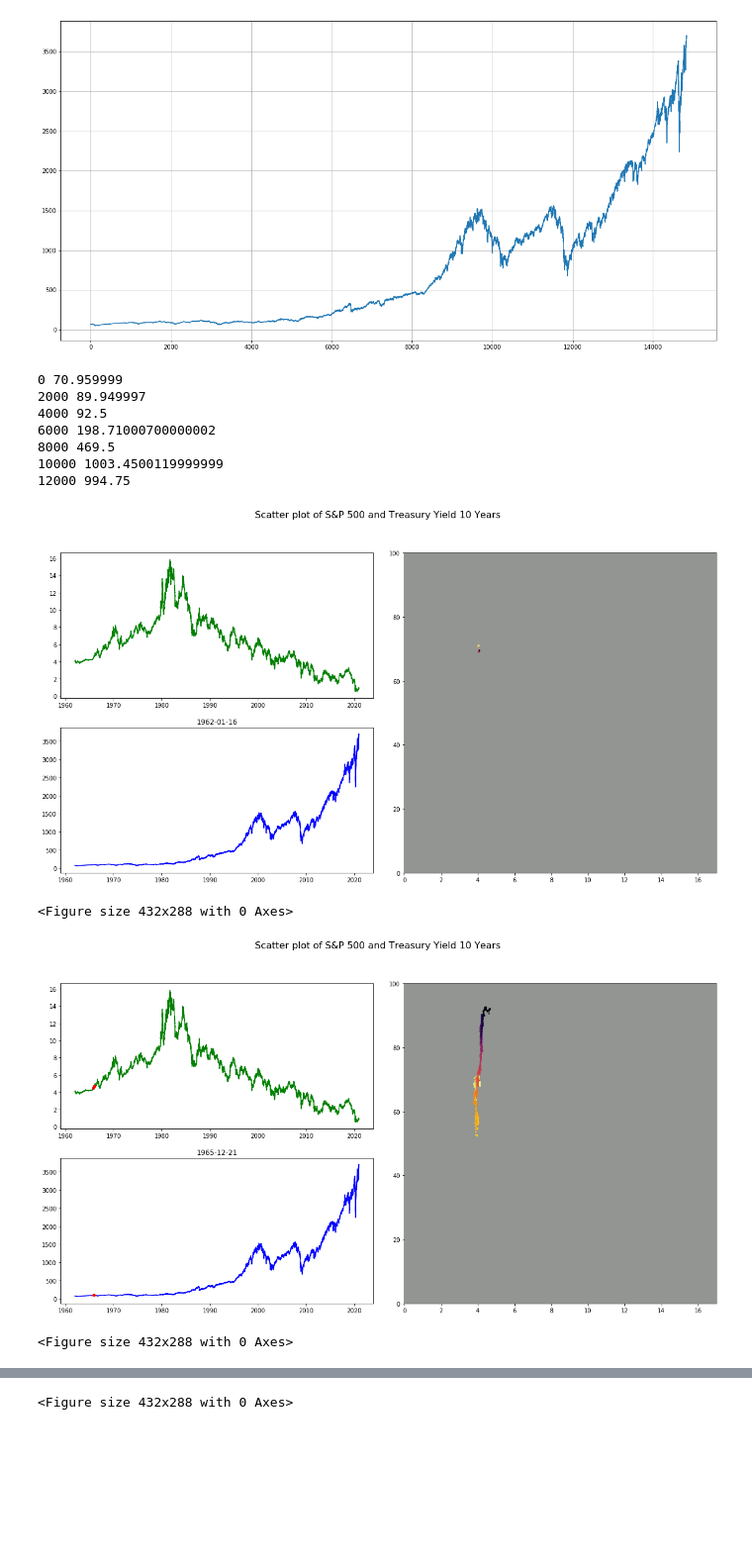
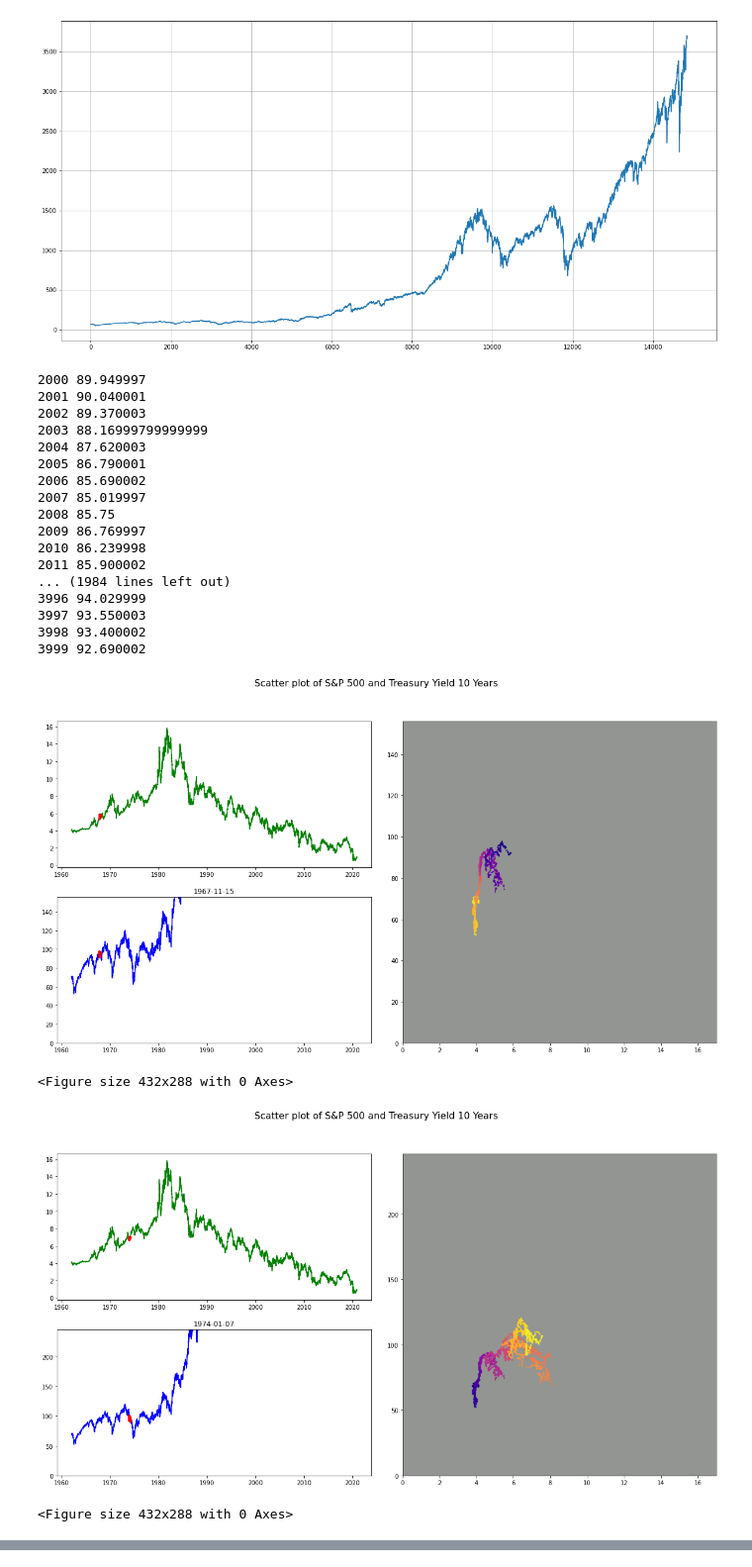
Before and after one commit to ksn38/fin, a Jupyter notebook: sptr.ipynb, the cells around one changed output, grey strips where cells are left out. Shown at 99% size. Drawn from its saved outputs; the diff is of its cells as text; code cells hidden in the pictures; blank space fills up the shorter version.

```diff
--- a/sptr.ipynb
+++ b/sptr.ipynb
@@ -33,23 +33,35 @@ plt.grid()
 # %%
 scale = {0: 100, 2000: 100, 4000: 250, 6000: 500, 8000: 1600, 10000: 1600, 12000: 2500, 14000: 3800}
 # %%
-for i in range(0, 14000, 2000):
+for i in range(2000, 4000):
     print(i, np.array(df.sp)[i])
 # %% [output]
-0 70.959999
 2000 89.949997
-4000 92.5
-6000 198.71000700000002
-8000 469.5
-10000 1003.4500119999999
-12000 994.75
+2001 90.040001
+2002 89.370003
+2003 88.16999799999999
+2004 87.620003
+2005 86.790001
+2006 85.690002
+2007 85.019997
+2008 85.75
+2009 86.769997
+2010 86.239998
+2011 85.900002
+... (1984 lines left out)
+3996 94.029999
+3997 93.550003
+3998 93.400002
+3999 92.690002
 # %%
-scale = {0: 100, 2000: 100, 4000: 250, 6000: 500, 8000: 1600, 10000: 1600, 12000: 2500, 14000: 3800}
-scale_y = 100
+# scale = {0: 100, 2000: 100, 4000: 250, 6000: 500, 8000: 1600, 10000: 1600, 12000: 2500, 14000: 3800}
 win = 30
 
+for i in (1480, 3000):
+    scale_y = 100*(np.exp(0.0003*i))
+    if scale_y > 4000:
+        scale_y = 4000
 
-for i in (10, 1000, 1480):
     fig, ax = plt.subplots(nrows=2, ncols=2)
     fig.set_size_inches(20, 10)
     ax0 = plt.subplot2grid((2, 2), (0, 0))
@@ -58,36 +70,35 @@ for i in (10, 1000, 1480):
     fig.subplots_adjust(wspace=0.1)
 #     fig.subplots_adjust(hspace=0.1)
 
     ax0.plot(df.tr, color='g')
     ax0.plot(df.tr[i-win:i+win], color='r', linewidth=4.0)
     fig.suptitle('Scatter plot of S&P 500 and Treasury Yield 10 Years', fontsize=16)
 
     ax2.plot(df.sp, color='b')
     ax2.plot(df.sp[i-win:i+win], color='r', linewidth=4.0)
     ax2.set_title(f'{df.Date[i]}')
+    ax2.set_ylim([0, scale_y])
 
     x = df.tr[:i]
     y = df.sp[:i]
     z = df.index[:i].astype('int')/df.index[:i].astype('int').max()
 
 #     xm = np.mean(x)
 #     ym = np.mean(y)
 #     R = (np.sum((x - xm)*(y - ym)))/((np.sum((x - xm)**2)*np.sum((y - ym)**2))**(1/2))
 #     a = (np.sum(x)*np.sum(y) - len(x)*np.sum(x*y))/(np.sum(x)*np.sum(x) - len(x)*np.sum(x*x))
 #     b = (np.sum(y) - a*np.sum(x))/len(x)
     ax1.set_facecolor('xkcd:grey')
     color = [float(item) for item in z]
-    ax1.scatter(x, y, s=2, c=color, cmap='inferno')
+    ax1.scatter(x, y, s=2, c=color, cmap='plasma')
     ax1.set_xlim([0, 17])
-    if i%2000 == 0:
-        scale_y = scale[i]
     ax1.set_ylim([0, scale_y])
 #     ax1.plot([0, 1], [b, a + b], c='r')
 
     plt.show()
     plt.clf()
 # %% [output]
-[figure, old version]
+[figure, new version]
 <Figure size 432x288 with 0 Axes>
-[figure, old version]
+[figure, new version]
 <Figure size 432x288 with 0 Axes>
@@ -95,2 +105 @@ for i in (10, 1000, 1480):
-<Figure size 432x288 with 0 Axes>
 # %%
```
Also changed, not shown: parts of 2 cells of this notebook.
